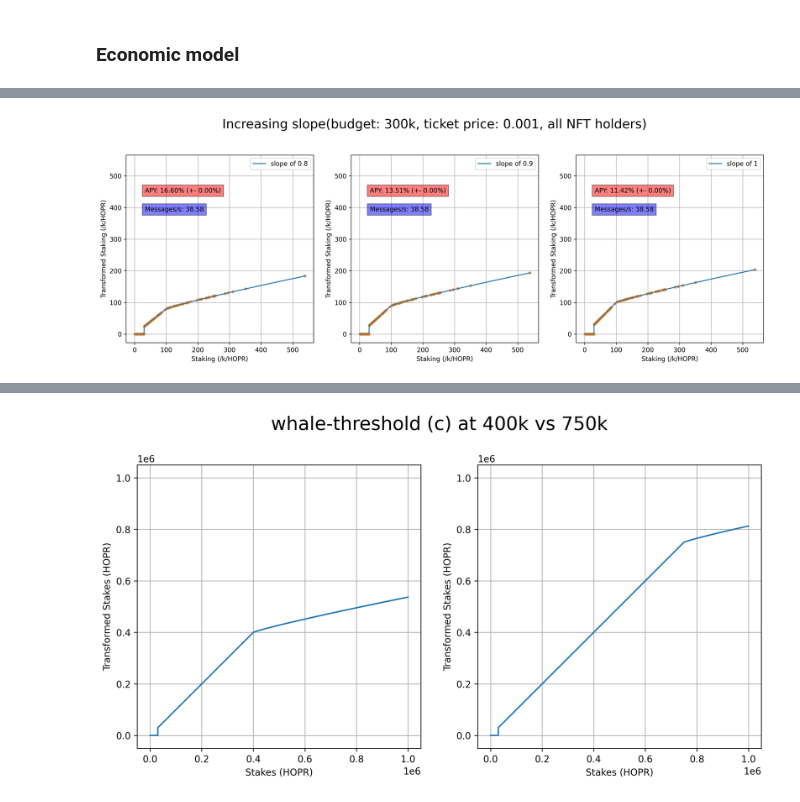
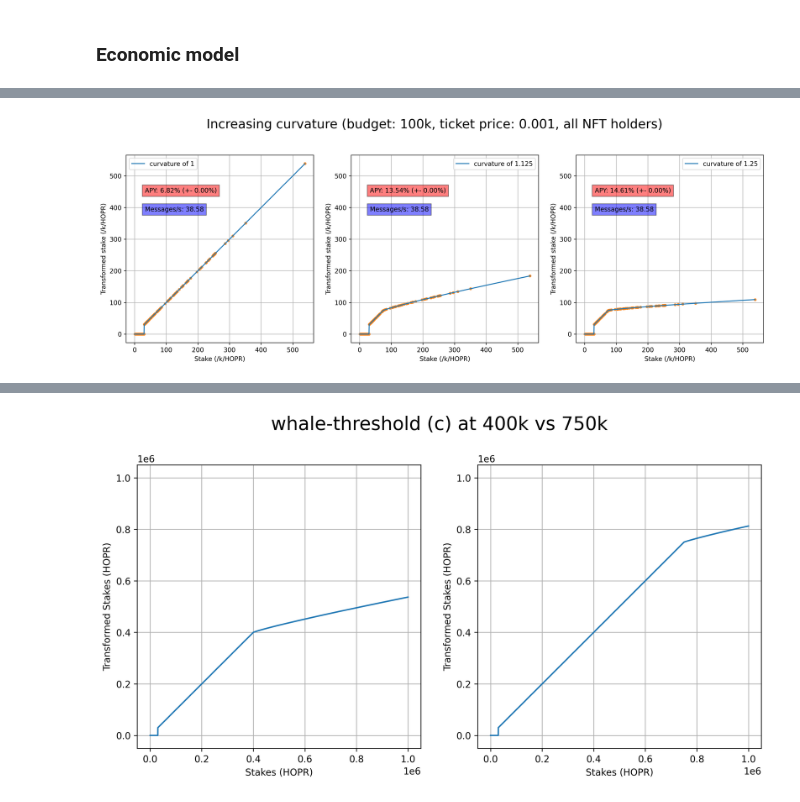
Before and after one commit to hoprnet/ct-research, a Jupyter notebook: ct-app/__simulations__/apy_comparison.ipynb, the cells around one changed output, grey strips where cells are left out. Drawn from its saved outputs; the diff is of its cells as text; code cells hidden in the pictures.

```diff
--- a/ct-app/__simulations__/apy_comparison.ipynb
+++ b/ct-app/__simulations__/apy_comparison.ipynb
@@ -211,5 +258,3 @@ prefered = {
 }
 # %% [markdown]
 ### Economic model
-# %%
-generate_simulation_graph(datas, [prefered], title=f"Realistic scenario\nall NFT holders in the network, budget of {prefered['budget']/1000:.0f}k, ticket price at 0.001")
@@ -219,11 +297,16 @@ No artists with labels found to put in legend.  Note that artists whose label st
 # %%
-nft_holder_counts = [1, 5, 10, 50, 100, len(staking_info_nft_holders)]
+nft_holder_counts = [200, "all"]
 options = [deepcopy(prefered) for _ in range(len(nft_holder_counts))]
 
 for opt, count in zip(options, nft_holder_counts):
     opt["data_count"][0] = count
     opt["legend"] = f"{count} NFT holder"
 
+options.append(deepcopy(prefered))
 
-generate_simulation_graph(datas, options, title=f"Increasing NFT holders (budget: {options[0]['budget']/1000:.0f}k, ticket price: {options[0]['ticket_options']['price']})")
+options[-1]["data_count"] = ["all", "all", 0]
+options[-1]["legend"] = "NFT holders and non-NFT holders"
+
+
+generate_simulation_graph(datas, options, title=f"Increasing network size (budget: {options[0]['budget']/1000:.0f}k, ticket price: {options[0]['ticket_options']['price']})", cols=3)
 # %% [output]
@@ -230,0 +314,10 @@ generate_simulation_graph(datas, options, title=f"Increasing NFT holders (budget
+# %%
+slopes = [1, 0.75, 0.5]
+options_nft = [deepcopy(prefered) for _ in range(len(slopes))]
+
+for opt_nft, slope in zip( options_nft, slopes):
+    opt_nft["data_count"] = ["all", 0, 0]
+    opt_nft["model_arguments"]["slope"] = slope
+    opt_nft["legend"] = f"slope of {slope} (all NFT holders)"
+
+generate_simulation_graph(datas, options_nft, 200, title=f"Reducing slope (budget: {options[0]['budget']/1000:.0f}k, ticket price: {options[0]['ticket_options']['price']}, all NFT holders)")
@@ -231,11 +326,11 @@ generate_simulation_graph(datas, options, title=f"Increasing NFT holders (budget
 # %%
-slopes = [0.8, 0.9, 1]
-options = [deepcopy(prefered) for _ in range(len(slopes))]
+curvatures = [1, 1.125, 1.25]
+options = [deepcopy(prefered) for _ in range(len(curvatures))]
 
-for opt, slope in zip(options, slopes):
-    opt["model_arguments"]["slope"] = slope
-    opt["legend"] = f"slope of {slope}"
+for opt, curvature in zip(options, curvatures):
+    opt["model_arguments"]["curvature"] = curvature
+    opt["legend"] = f"curvature of {curvature}"
 
-generate_simulation_graph(datas, options, 200, title=f"Increasing slope(budget: {options[0]['budget']/1000:.0f}k, ticket price: {options[0]['ticket_options']['price']}, all NFT holders)")
+generate_simulation_graph(datas, options, 200, title=f"Increasing curvature (budget: {options[0]['budget']/1000:.0f}k, ticket price: {options[0]['ticket_options']['price']}, all NFT holders)")
 # %% [output]
-[figure, old version]
+[figure, new version]
```
Also changed, not shown: parts of 17 cells of this notebook.
